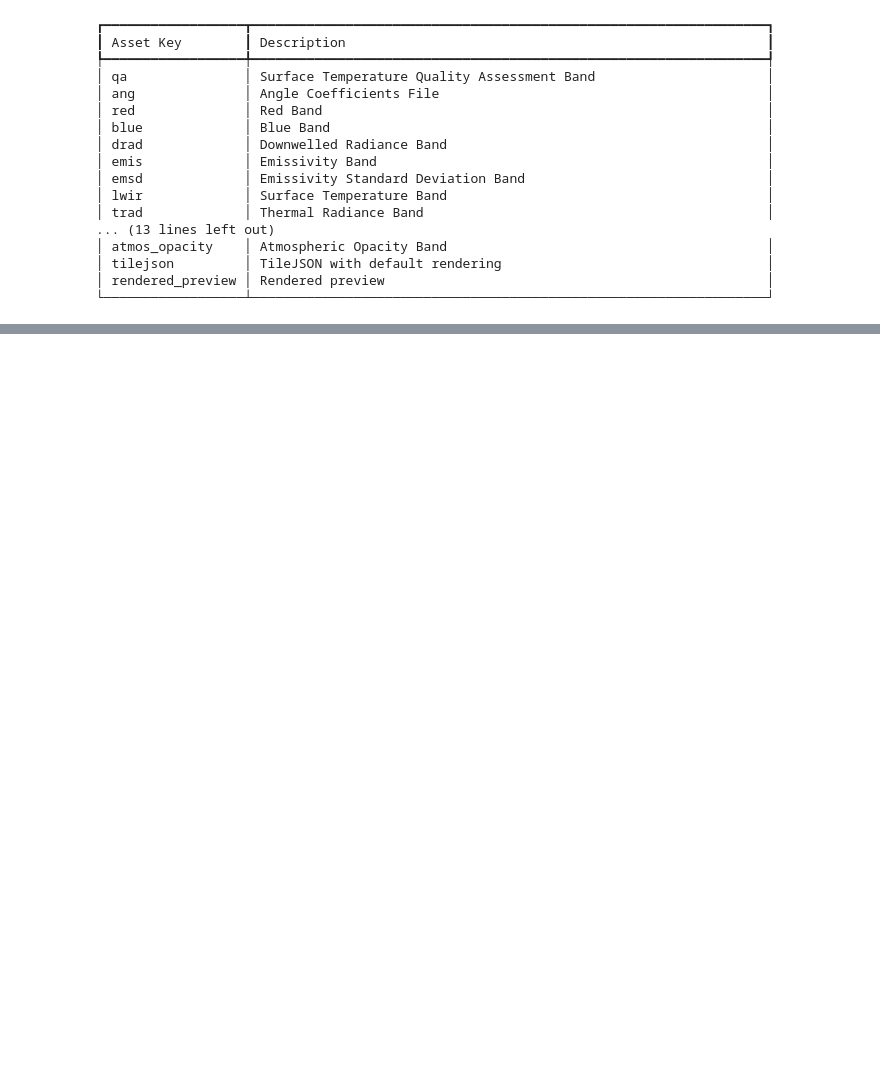
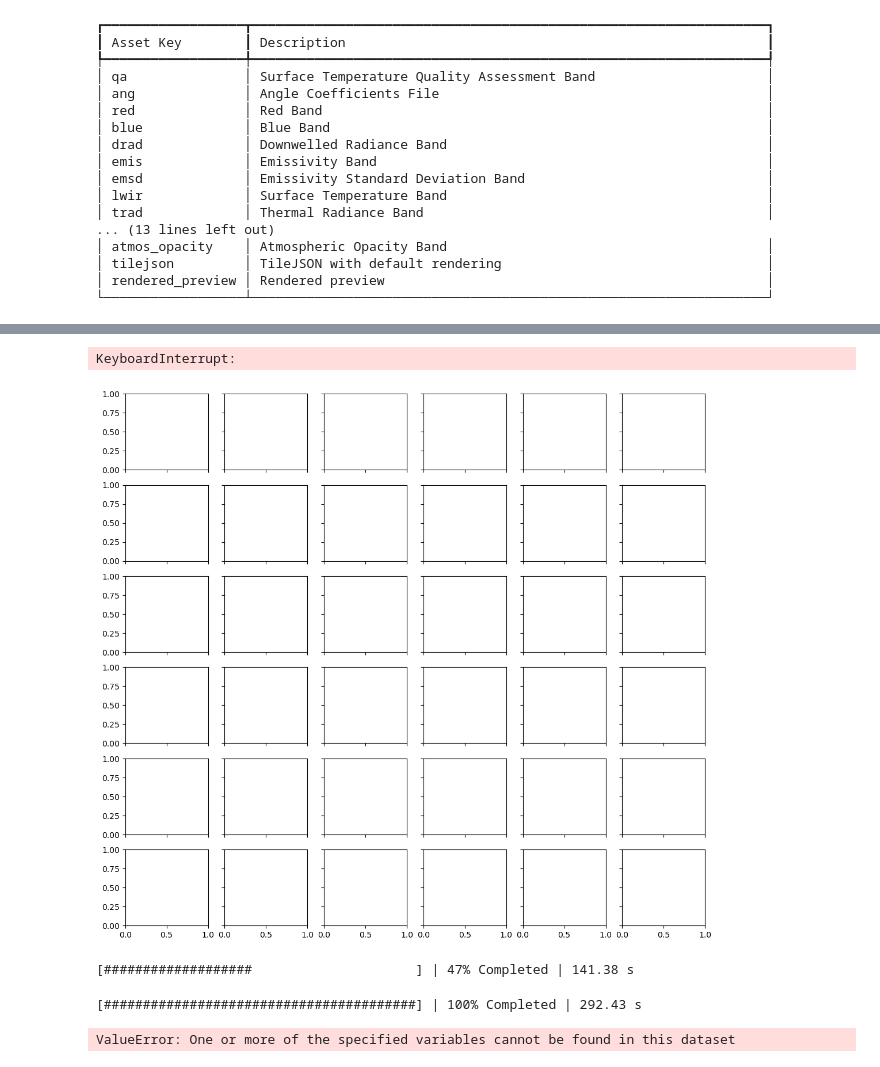
Before and after one commit to JJkriskras/Spatial-Statistics-and-Machine-Learning-Term-Project, a Jupyter notebook: data extraction notebook342023.ipynb, the cells around one changed output, grey strips where cells are left out. Cells and saved outputs as stored; diff of their text form; code cells hidden in the pictures; blank space fills up the shorter version.

```diff
--- a/data extraction notebook342023.ipynb
+++ b/data extraction notebook342023.ipynb
@@ -229,0 +280,7 @@ ts.rio.to_raster(pjoin(scratch_dir, 'ts.tif'), compress='LZW')
+# %%
+green = ds2.sel(band = 'green')
+swir = ds2.sel(band = 'swir16')
+NDSI = (green - swir) / (green + swir)
+resampledNDSI = NDSI.resample(time="YS")\
+    .median("time", keep_attrs=True) # the most frequent value
+resampledNDSI
@@ -229,0 +313,25 @@ ts.rio.to_raster(pjoin(scratch_dir, 'ts.tif'), compress='LZW')
+# %%
+ls_vars = ['view:off_nadir', 'landsat:wrs_type', 'gsd',
+           'landsat:correction', 'classification:bitfields',
+           'proj:epsg', 'landsat:collection_number']
+ts = resampledNDSI.copy()
+ts = ts.drop_vars(ls_vars)
+ts.plot.imshow(col="time",  col_wrap=6, size=2)
+# %% [output]
+KeyboardInterrupt:
+[figure, added]
+# %%
+with dask.diagnostics.ProgressBar():
+    ts = resampledNDSI.compute()
+
+ts.rio.to_raster(pjoin(scratch_dir, 'resampledNDSI.tif'), compress='LZW')
+# %% [output]
+[###################                     ] | 47% Completed | 141.38 s
+[########################################] | 100% Completed | 292.43 s
+# %%
+ls_vars = ['view:off_nadir', 'landsat:wrs_type', 'gsd',
+           'landsat:correction', 'classification:bitfields',
+           'proj:epsg', 'landsat:collection_number']
+ts = ts.drop_vars(ls_vars)
+# %% [output]
+ValueError: One or more of the specified variables cannot be found in this dataset
```
Also changed, not shown: parts of 19 cells of this notebook, 2 other files.
